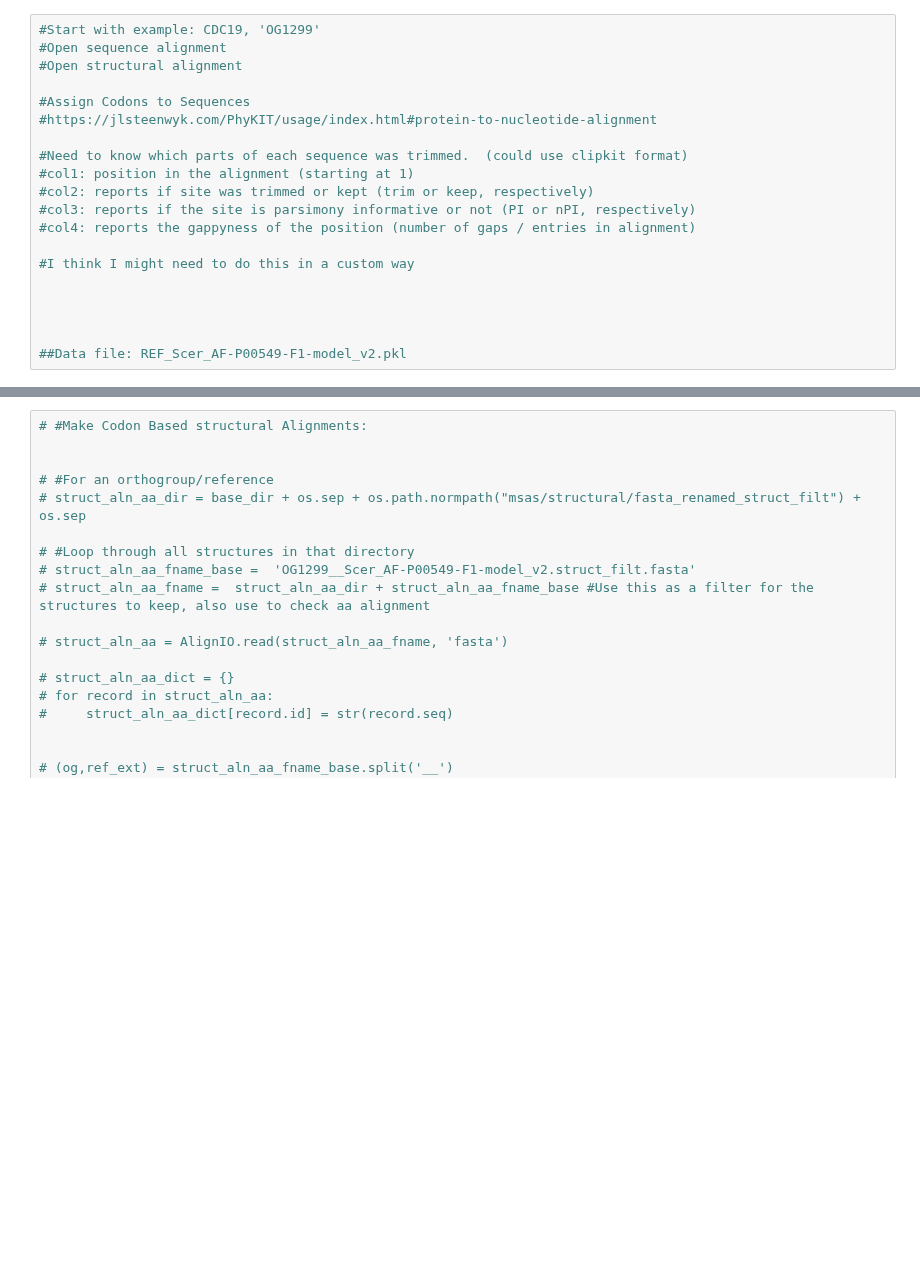
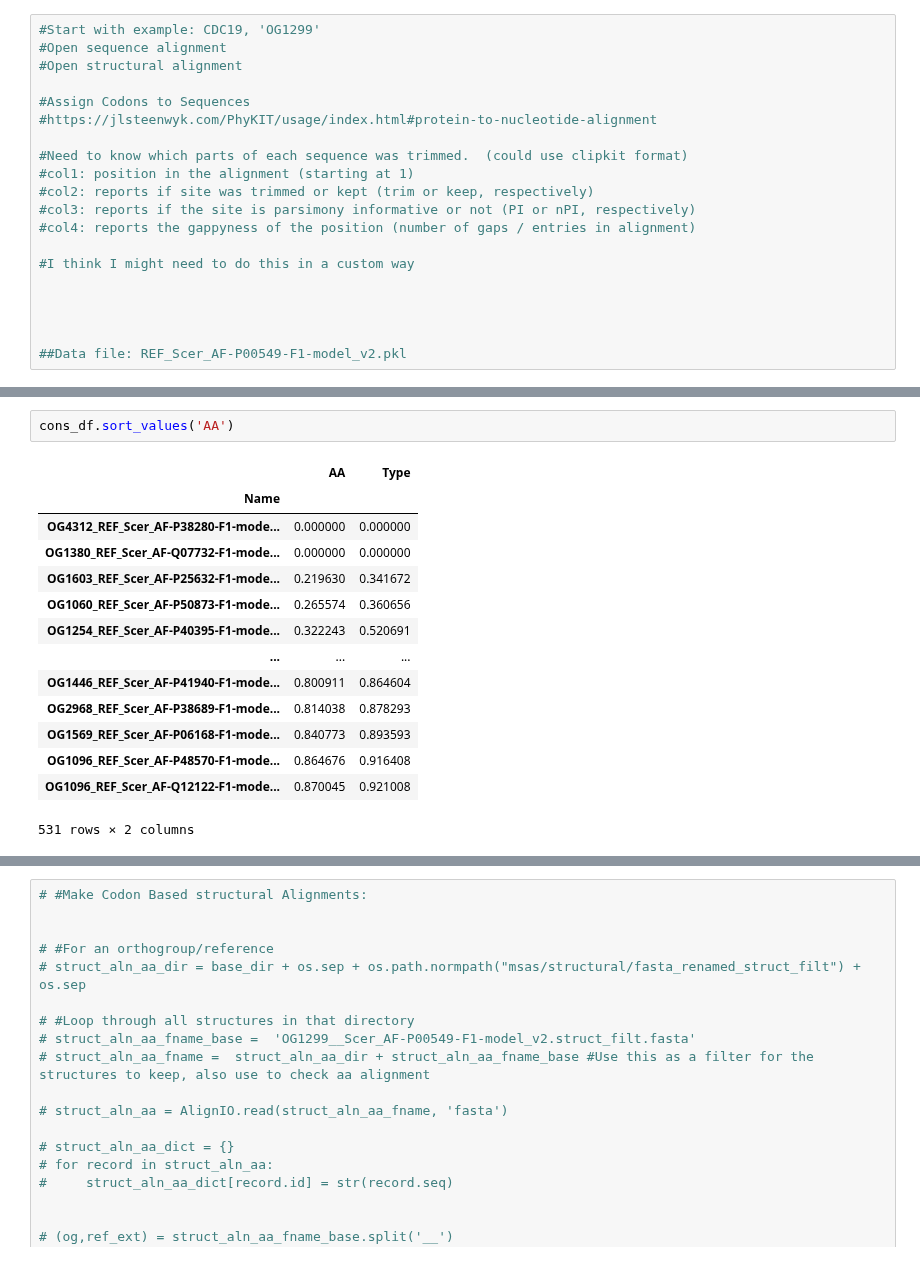
Before and after one commit to heineike02/diverse_yeast, a Jupyter notebook: 20220922_ev_rate_calcs.ipynb, the cells around one changed output, grey strips where cells are left out. Saved outputs shown, nothing was run; the diff lists cells and outputs as text; blank space fills up the shorter version.

```diff
--- a/20220922_ev_rate_calcs.ipynb
+++ b/20220922_ev_rate_calcs.ipynb
@@ -109,0 +121,17 @@ base_dir
+# %%
+cons_df.sort_values('AA')
+# %% [output]
+|  | AA | Type |
+| Name |  |  |
+| OG4312_REF_Scer_AF-P38280-F1-mode... | 0.000000 | 0.000000 |
+| OG1380_REF_Scer_AF-Q07732-F1-mode... | 0.000000 | 0.000000 |
+| OG1603_REF_Scer_AF-P25632-F1-mode... | 0.219630 | 0.341672 |
+| OG1060_REF_Scer_AF-P50873-F1-mode... | 0.265574 | 0.360656 |
+| OG1254_REF_Scer_AF-P40395-F1-mode... | 0.322243 | 0.520691 |
+| ... | ... | ... |
+| OG1446_REF_Scer_AF-P41940-F1-mode... | 0.800911 | 0.864604 |
+| OG2968_REF_Scer_AF-P38689-F1-mode... | 0.814038 | 0.878293 |
+| OG1569_REF_Scer_AF-P06168-F1-mode... | 0.840773 | 0.893593 |
+| OG1096_REF_Scer_AF-P48570-F1-mode... | 0.864676 | 0.916408 |
+| OG1096_REF_Scer_AF-Q12122-F1-mode... | 0.870045 | 0.921008 |
+531 rows × 2 columns
```
Also changed, not shown: parts of 16 cells of this notebook, 15 other files.
